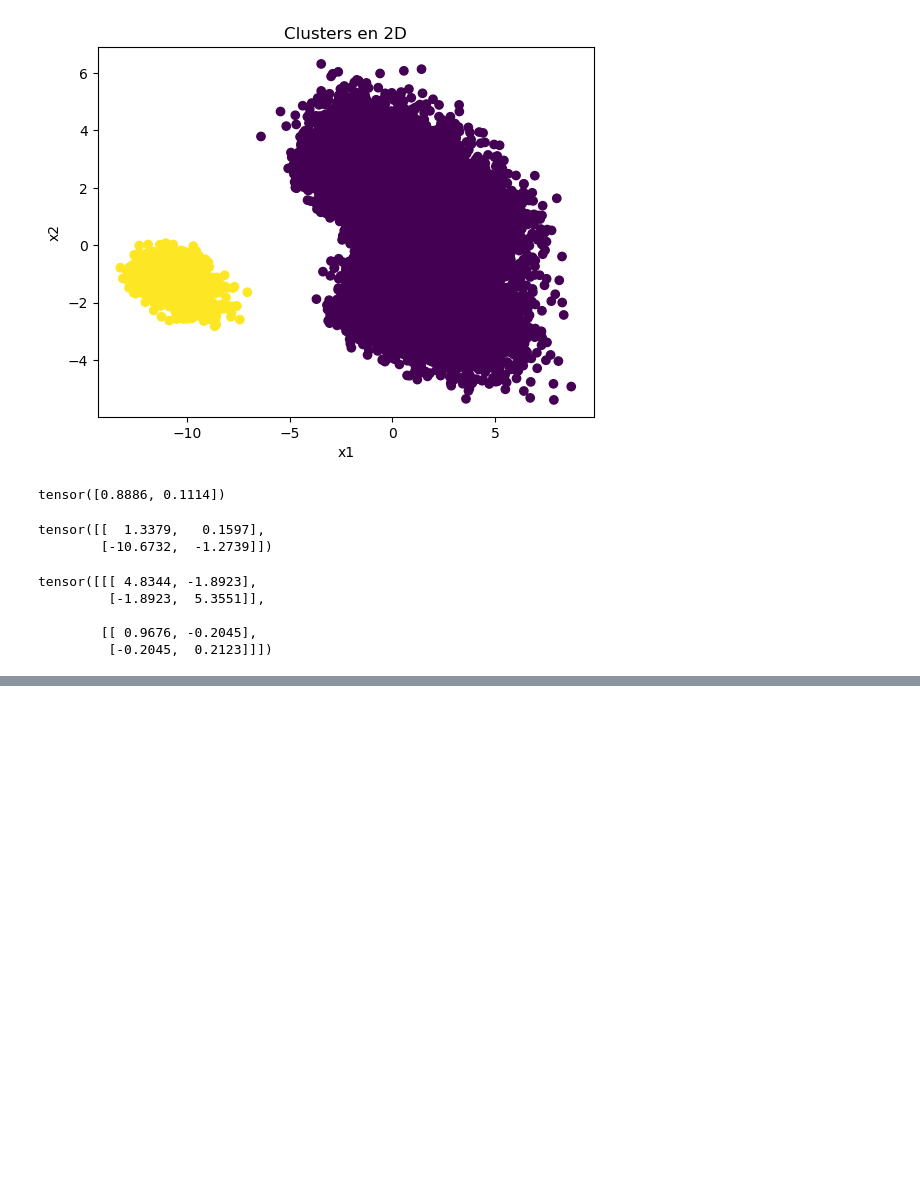
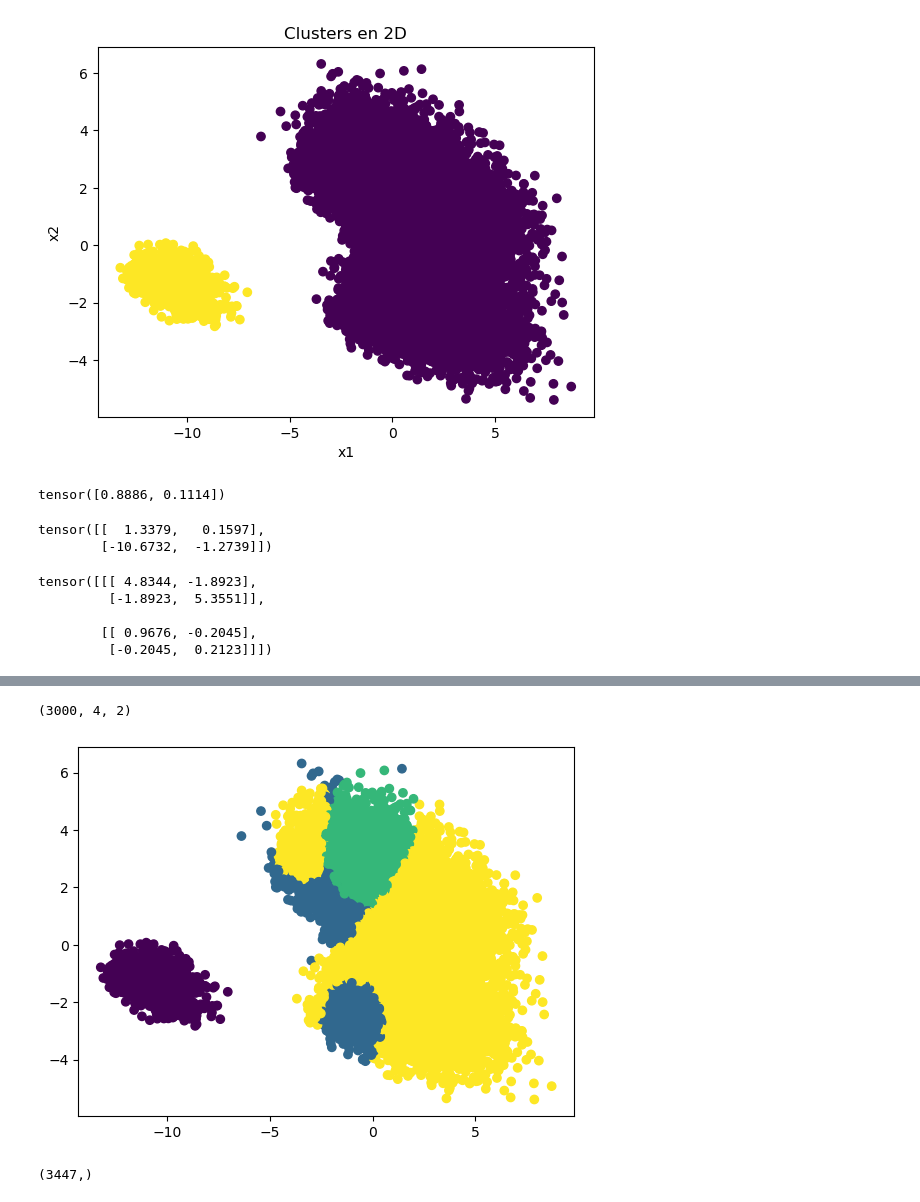
Before and after one commit to yaelrsc/Computaci-n-estad-stica-2026-2, a Jupyter notebook: Proyectos/EM_for_Gaussian_Mixture_Models.ipynb, the cells around one changed output, grey strips where cells are left out. Cells and saved outputs as stored; diff of their text form; code cells hidden in the pictures; blank space fills up the shorter version.

```diff
--- a/Proyectos/EM_for_Gaussian_Mixture_Models.ipynb
+++ b/Proyectos/EM_for_Gaussian_Mixture_Models.ipynb
@@ -610,0 +626,8 @@ fifa_20[['short_name','cluster','player_positions']].query('cluster==3')
+# %%
+import jax.numpy as jnp
+import numpyro
+import numpyro.distributions as dist
+from numpyro.infer import MCMC, NUTS
+import jax
+import jax.random as random
+numpyro.set_host_device_count(3)
@@ -610,0 +691,12 @@ fifa_20[['short_name','cluster','player_positions']].query('cluster==3')
+# %%
+rng_key = jax.random.PRNGKey(42)
+num_clusters = 4
+
+X = jnp.array(pca_data_fifa)
+
+# Ejemplo de ejecución con covarianza diagonal
+nuts_kernel = NUTS(gmm_multivariante_flexible)
+mcmc = MCMC(nuts_kernel, num_warmup=500, num_samples=1000, num_chains=3, chain_method="parallel")
+# %%
+mcmc.run(rng_key, data=X, num_components=num_clusters, tipo="esferica")
+mcmc.print_summary()
@@ -610,0 +725,4 @@ fifa_20[['short_name','cluster','player_positions']].query('cluster==3')
+# %%
+samples["locs"].shape
+# %% [output]
+(3000, 4, 2)
@@ -610,0 +796,18 @@ fifa_20[['short_name','cluster','player_positions']].query('cluster==3')
+# %%
+muestras_posterior = mcmc.get_samples()
+
+# 2. Calcular las predicciones (pueden ser los mismos datos o datos nuevos 'X_new')
+probabilidades, cluster_final = predecir_clusters(
+    data=X,
+    posterior_samples=muestras_posterior,
+    tipo="esferica" # Asegúrate de usar el mismo tipo con el que entrenaste
+)
+# %%
+plt.scatter(X[:,0], X[:,1], c=cluster_final)
+plt.show()
+# %% [output]
+[figure, added]
+# %%
+cluster_final[cluster_final==2].shape
+# %% [output]
+(3447,)
```
Also changed, not shown: parts of 24 cells of this notebook, 4 other files.
